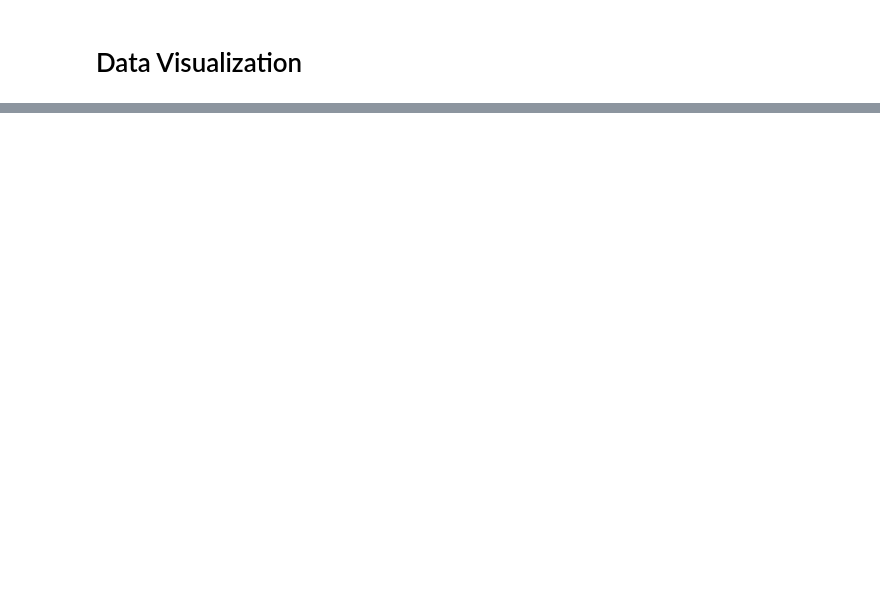
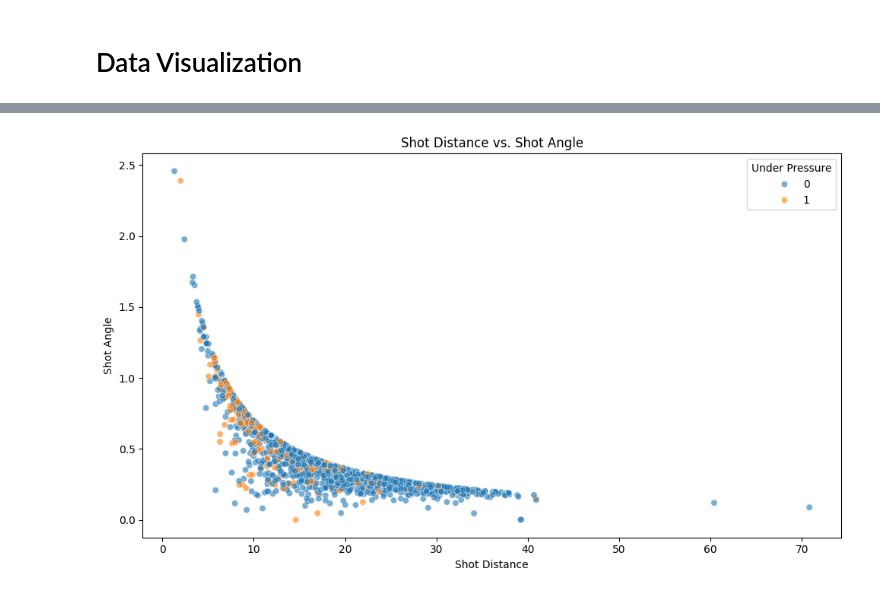
Before and after one commit to Clarkey33/Soccer-xG-Analytics-Model, a Jupyter notebook: notebooks/xG_model_data_prep.ipynb, the cells around one changed output, grey strips where cells are left out. Saved outputs shown, nothing was run; the diff lists cells and outputs as text; code cells hidden in the pictures; blank space fills up the shorter version.

```diff
--- a/notebooks/xG_model_data_prep.ipynb
+++ b/notebooks/xG_model_data_prep.ipynb
@@ -119,0 +321,11 @@ print(df_xg.isna().mean() * 100)
+# %%
+#get features with missing values
+features_missing_values = [feature for feature in df_xg.columns if df_xg[feature].isna().any()]
+
+#handle missing values
+df_xg_processed = manageMissing(df=df_xg,features=features_missing_values)
+
+# Verify changes
+print("\nSample of processed features:")
+print(df_xg_processed[features_missing_values].head(3))
+print(f"\nConfirm if missing values present: \n{df_xg_processed.isna().mean()*100}")
@@ -221,12 +494,14 @@ for i, feature in enumerate(categorical_features):
 # %%
 #3. Scatter Plot: Shot Distance vs. Shot Angle
 plt.figure(figsize=(10, 6))
-sns.scatterplot(data=df_xg, x='shot_distance', y='shot_angle', hue='under_pressure', alpha=0.6)
+sns.scatterplot(data=df_xg_processed, x='shot_distance', y='shot_angle', hue='under_pressure', alpha=0.6)
 plt.title('Shot Distance vs. Shot Angle')
 plt.xlabel('Shot Distance')
 plt.ylabel('Shot Angle')
 plt.legend(title='Under Pressure')
 plt.tight_layout()
+# %% [output]
+[figure, added]
 # %%
 #4. Scatter Plot: Shot Distance vs. Shot XG
 plt.figure(figsize=(10, 6))
```
Also changed, not shown: parts of 33 cells of this notebook, 1 other file.
